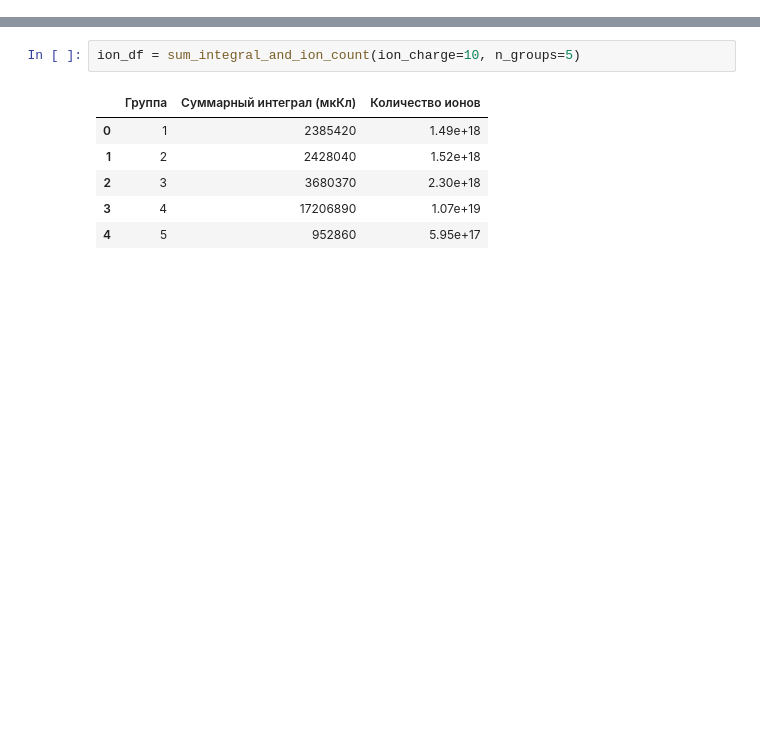
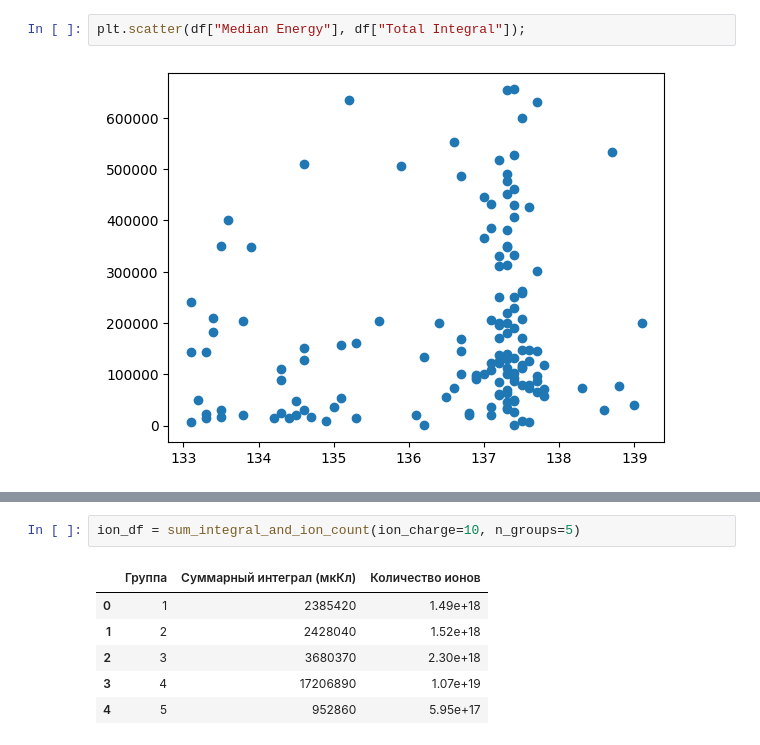
Before and after one commit to flnr-shels-dsp/decay-tools, a Jupyter notebook: demo/cross_section_demo.ipynb, the cells around one changed output, grey strips where cells are left out. Saved outputs shown, nothing was run; the diff lists cells and outputs as text; blank space fills up the shorter version.

```diff
--- a/demo/cross_section_demo.ipynb
+++ b/demo/cross_section_demo.ipynb
@@ -40 +46,5 @@ display(df_selected)
+# %%
+plt.scatter(df["Median Energy"], df["Total Integral"]);
+# %% [output]
+[figure, added]
 # %%
```
Also changed, not shown: parts of 10 cells of this notebook, 2 other files.
